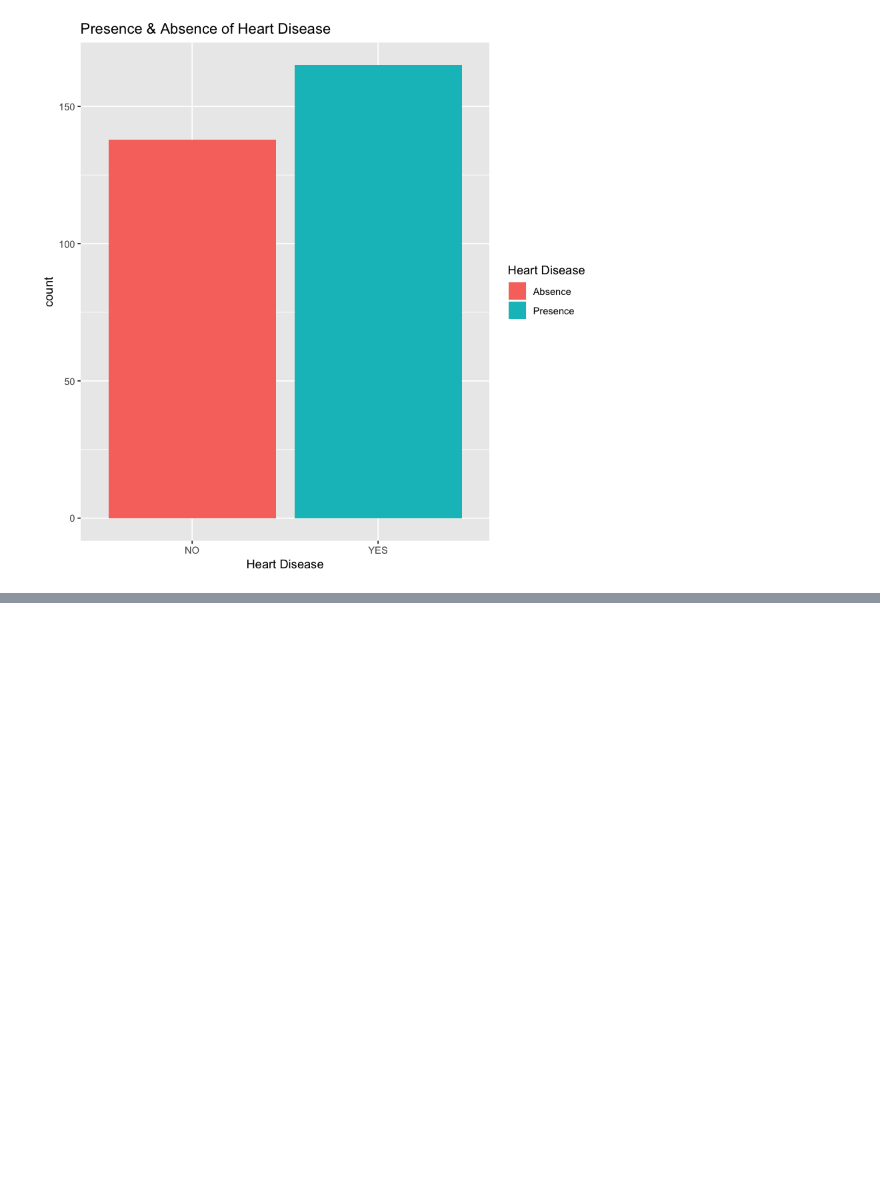
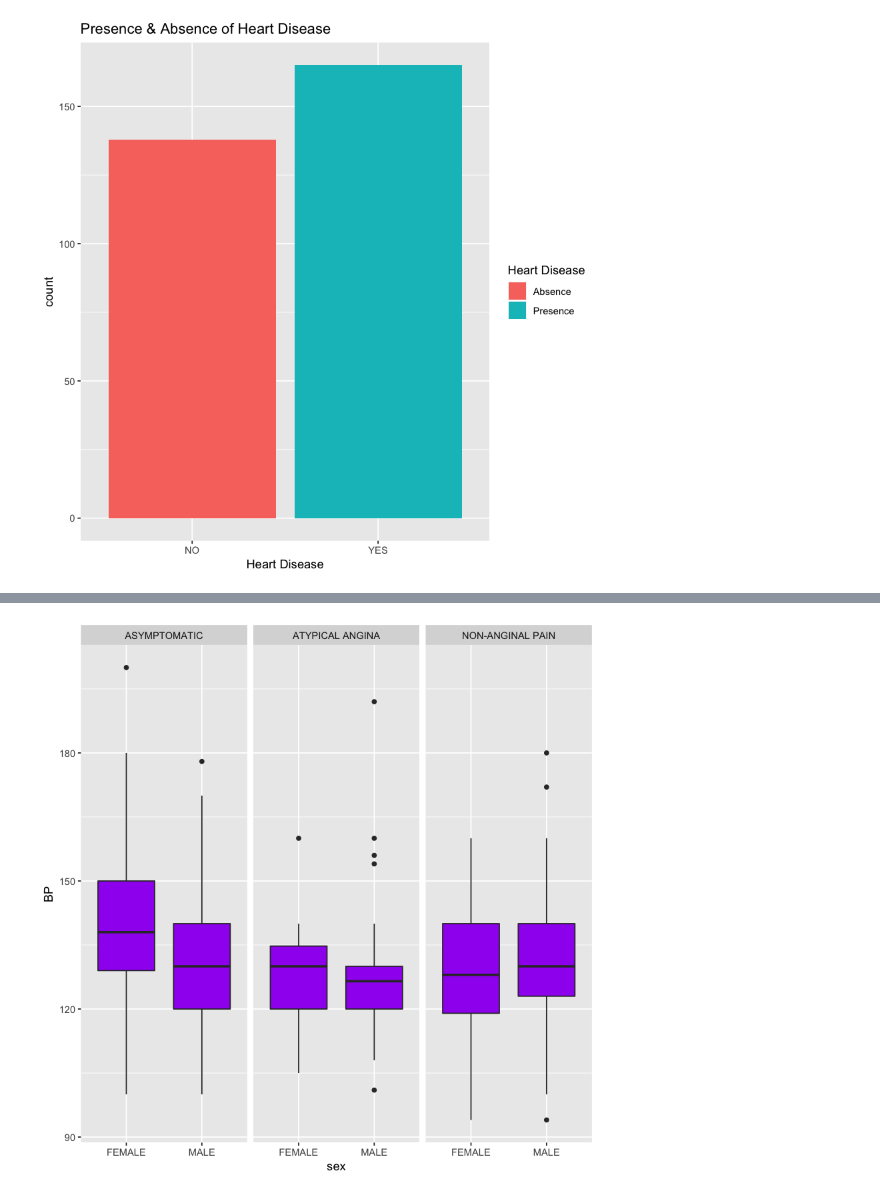
Before and after one commit to socodes/R-Hearth-Disease-Analysis, a Jupyter notebook: Heart Disease Analysis with R.ipynb, the cells around one changed output, grey strips where cells are left out. Saved outputs shown, nothing was run; the diff lists cells and outputs as text; code cells hidden in the pictures; blank space fills up the shorter version.

```diff
--- a/Heart Disease Analysis with R.ipynb
+++ b/Heart Disease Analysis with R.ipynb
@@ -83,0 +98,11 @@ ggplot(data2, aes(x=data2$target, fill=data2$target))+
+# %%
+# compare blood pressure across the chest pain
+
+data2 %>%
+  ggplot(aes(x=sex, y=trestbps))+
+  geom_boxplot(fill ='purple')+
+  xlab('sex')+
+  ylab('BP')+
+  facet_grid(~cp)
+# %% [output]
+[figure, added]
```
Also changed, not shown: parts of 5 cells of this notebook.
